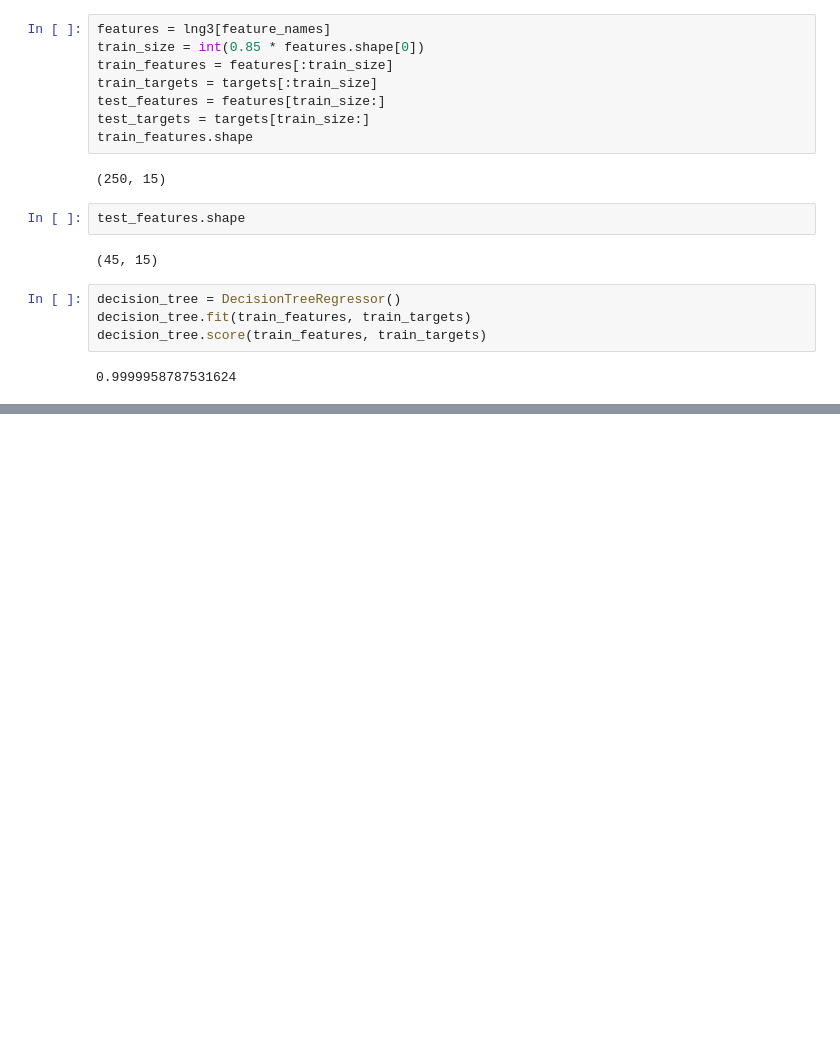
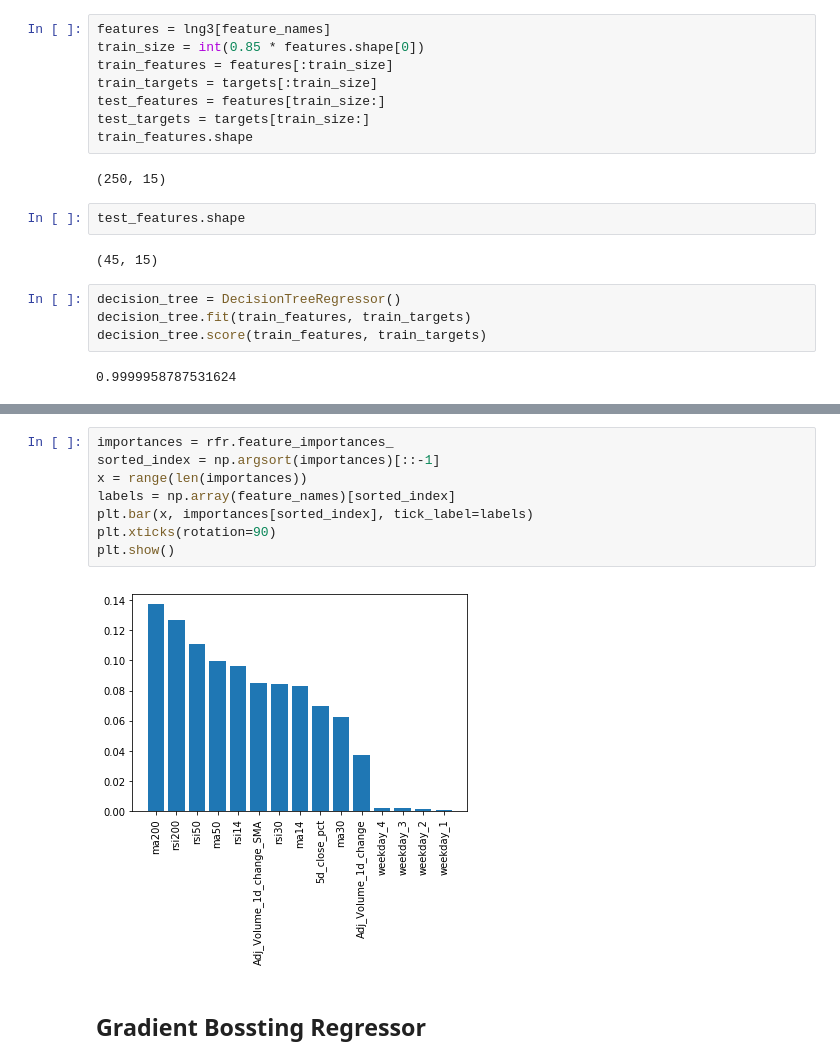
Before and after one commit to thap/machine-learning-finance, a Jupyter notebook: notebooks/Machine_Learning_for_Finance.ipynb, the cells around one changed output, grey strips where cells are left out. Saved outputs shown, nothing was run; the diff lists cells and outputs as text; blank space fills up the shorter version.

```diff
--- a/notebooks/Machine_Learning_for_Finance.ipynb
+++ b/notebooks/Machine_Learning_for_Finance.ipynb
@@ -472,0 +632,12 @@ decision_tree.score(test_features, test_targets)
+# %%
+importances = rfr.feature_importances_
+sorted_index = np.argsort(importances)[::-1]
+x = range(len(importances))
+labels = np.array(feature_names)[sorted_index]
+plt.bar(x, importances[sorted_index], tick_label=labels)
+plt.xticks(rotation=90)
+plt.show()
+# %% [output]
+[figure, added]
+# %% [markdown]
+## Gradient Bossting Regressor
```
Also changed, not shown: parts of 68 cells of this notebook.
